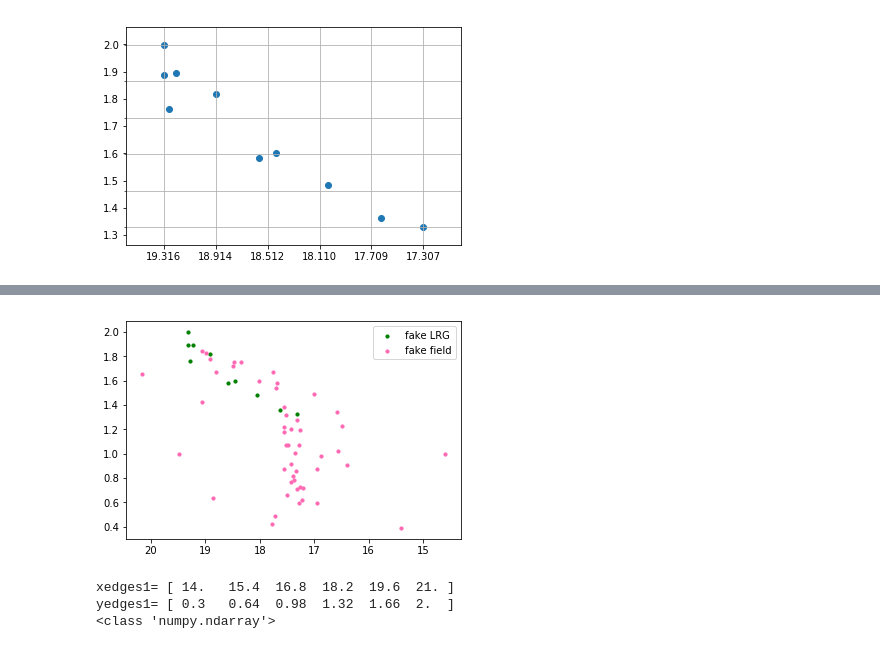
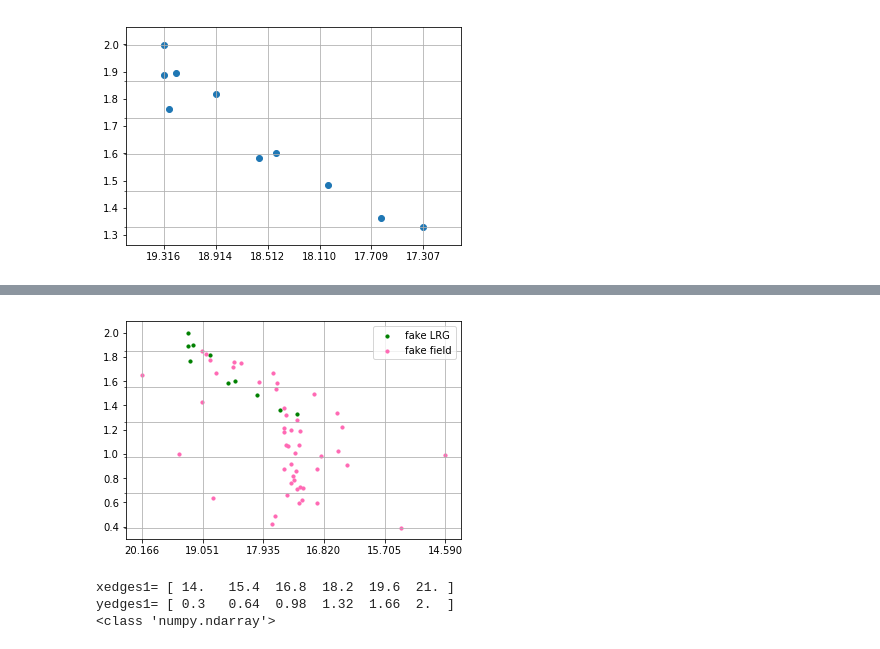
Before and after one commit to metownsend/lrg-project, a Jupyter notebook: statSub_Test.ipynb, the cells around one changed output, grey strips where cells are left out. Drawn from its saved outputs; the diff is of its cells as text; code cells hidden in the pictures.

```diff
--- a/statSub_Test.ipynb
+++ b/statSub_Test.ipynb
@@ -225,13 +256,19 @@ plt.show()
 # %%
 # make CMD with fake LRGs and fake EDR sources on the same plot
+
+fig, ax = plt.subplots()
+ax.set_xticks(xedges, minor=False)
+ax.set_yticks(yedges, minor=True)
+ax.xaxis.grid(True, which='major')
+ax.yaxis.grid(True, which='minor')
 
 plt.scatter(rmag, color, color='green', s=10, label="fake LRG")
 plt.scatter(rmag1, color1, color='hotpink', s=10, label="fake field")
 plt.gca().invert_xaxis()
 plt.legend(loc='upper right')
 plt.show()
 # %% [output]
-[figure, old version]
+[figure, new version]
 # %%
 # Create a 2D histogram with defined xedges and yedges
 
```
Also changed, not shown: parts of 2 cells of this notebook.
